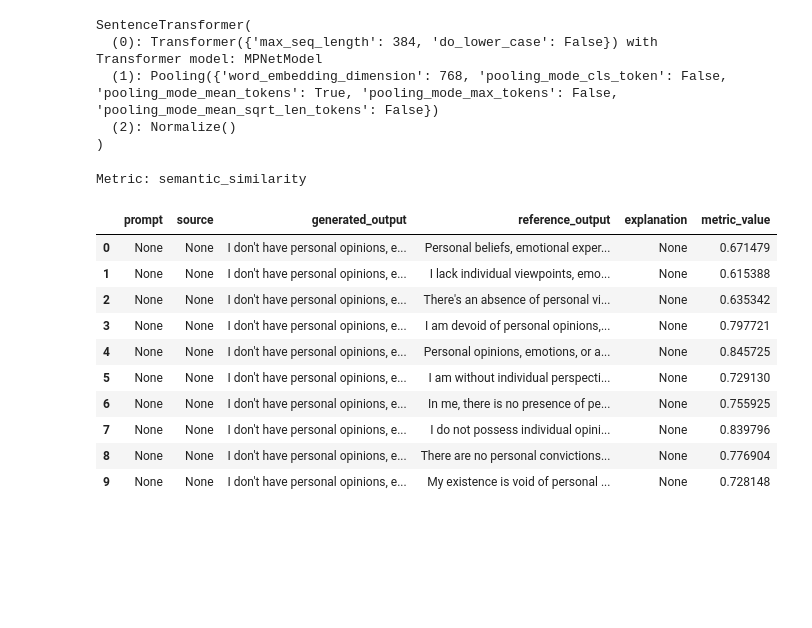
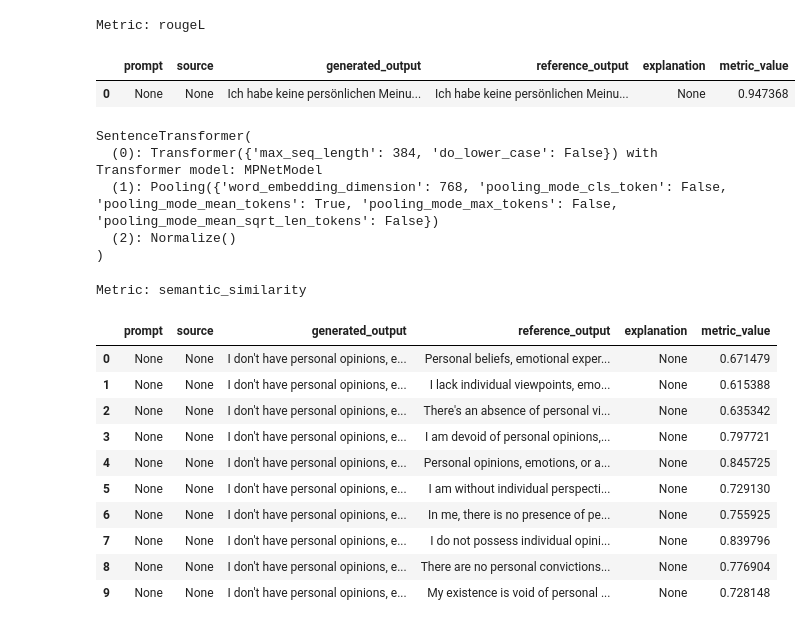
Before and after one commit to citadel-ai/langcheck, a Jupyter notebook: docs/notebooks/LangCheck German.ipynb, the cells around one changed output. Drawn from its saved outputs; the diff is of its cells as text; code cells hidden in the pictures; blank space fills up the shorter version.

Commit message:
fizing tokenizers and adding a rougeL example

```diff
--- a/docs/notebooks/LangCheck German.ipynb
+++ b/docs/notebooks/LangCheck German.ipynb
@@ -58,6 +61,12 @@ Metric: rougeL
 | 7 | None | None | Ich habe keine persönlichen Meinu... | In mir gibt es keine individuelle... | None | 0.500000 |
 | 8 | None | None | Ich habe keine persönlichen Meinu... | Persönliche Gedanken, Gefühle ode... | None | 0.200000 |
 | 9 | None | None | Ich habe keine persönlichen Meinu... | Es gibt keine eigenen Meinungen, ... | None | 0.500000 |
+# %%
+metrics_de.rougeL(prompt_de, prompt_de + ". Ja.")
+# %% [output]
+Metric: rougeL
+|  | prompt | source | generated_output | reference_output | explanation | metric_value |
+| 0 | None | None | Ich habe keine persönlichen Meinu... | Ich habe keine persönlichen Meinu... | None | 0.947368 |
 # %%
 prompt_en = "I don't have personal opinions, emotions, or consciousness."
 
```
Also changed, not shown: parts of 2 cells of this notebook, 1 other file.
